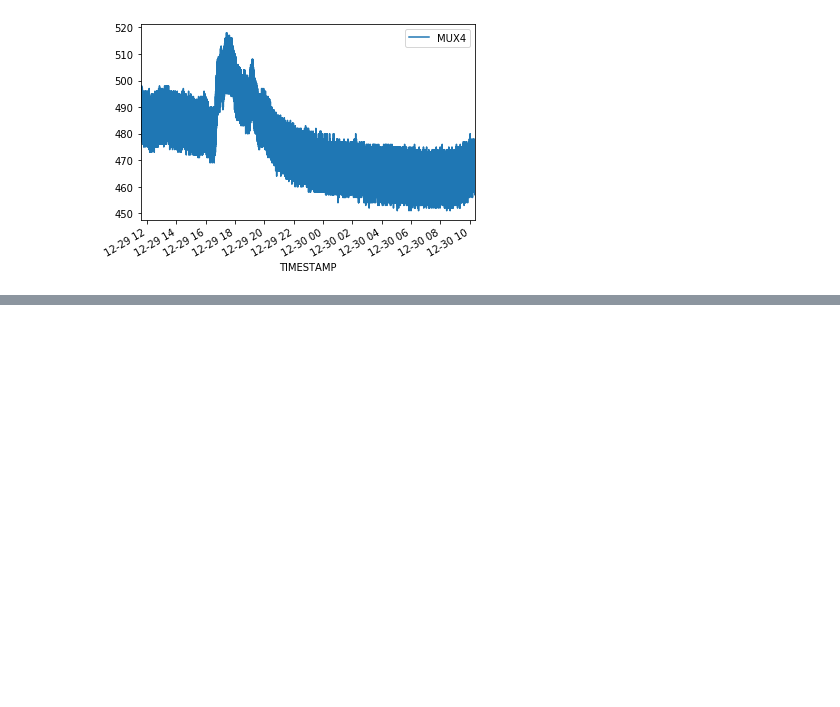
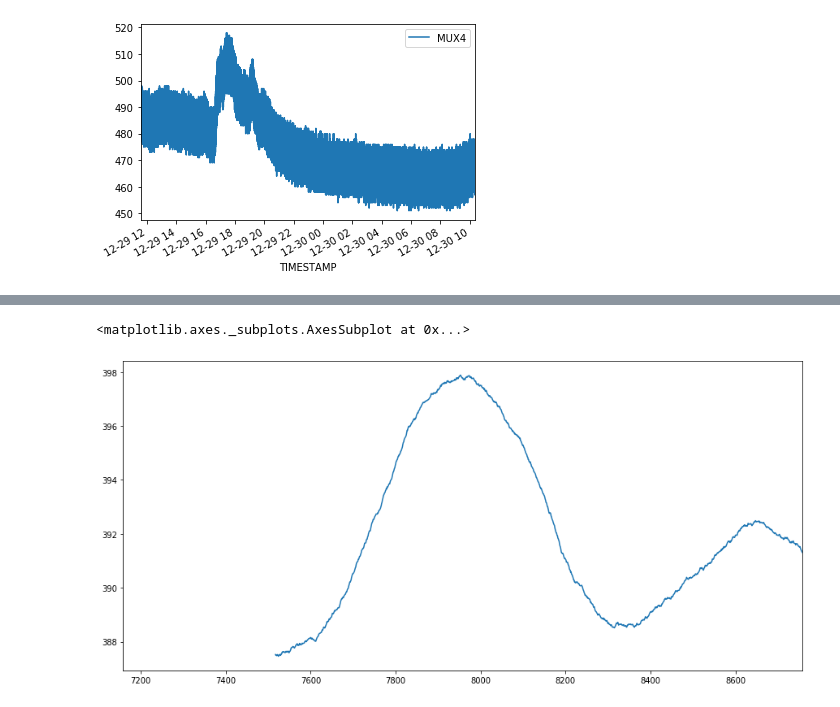
Before and after one commit to mygs/babilonia, a Jupyter notebook: research/mux-capacitive/moisture.ipynb, the cells around one changed output, grey strips where cells are left out. Saved outputs shown, nothing was run; the diff lists cells and outputs as text; code cells hidden in the pictures; blank space fills up the shorter version.

```diff
--- a/research/mux-capacitive/moisture.ipynb
+++ b/research/mux-capacitive/moisture.ipynb
@@ -339,0 +371,6 @@ df2000.plot(x='TIMESTAMP', y='MUX4')
+# %%
+#df2001[(df2001['TIMESTAMP'] > '2019-12-30 16:30:00') & (df2001['TIMESTAMP'] < '2019-12-30 17:30:00')].plot(x='TIMESTAMP', y='MUX3')
+df2001[(df2001['TIMESTAMP'] > '2019-12-30 16:30:00') & (df2001['TIMESTAMP'] < '2019-12-30 17:30:00')]['MUX3'].rolling(360).mean().plot()
+# %% [output]
+<matplotlib.axes._subplots.AxesSubplot at 0x...>
+[figure, added]
```
Also changed, not shown: parts of 14 cells of this notebook, 2 other files.
